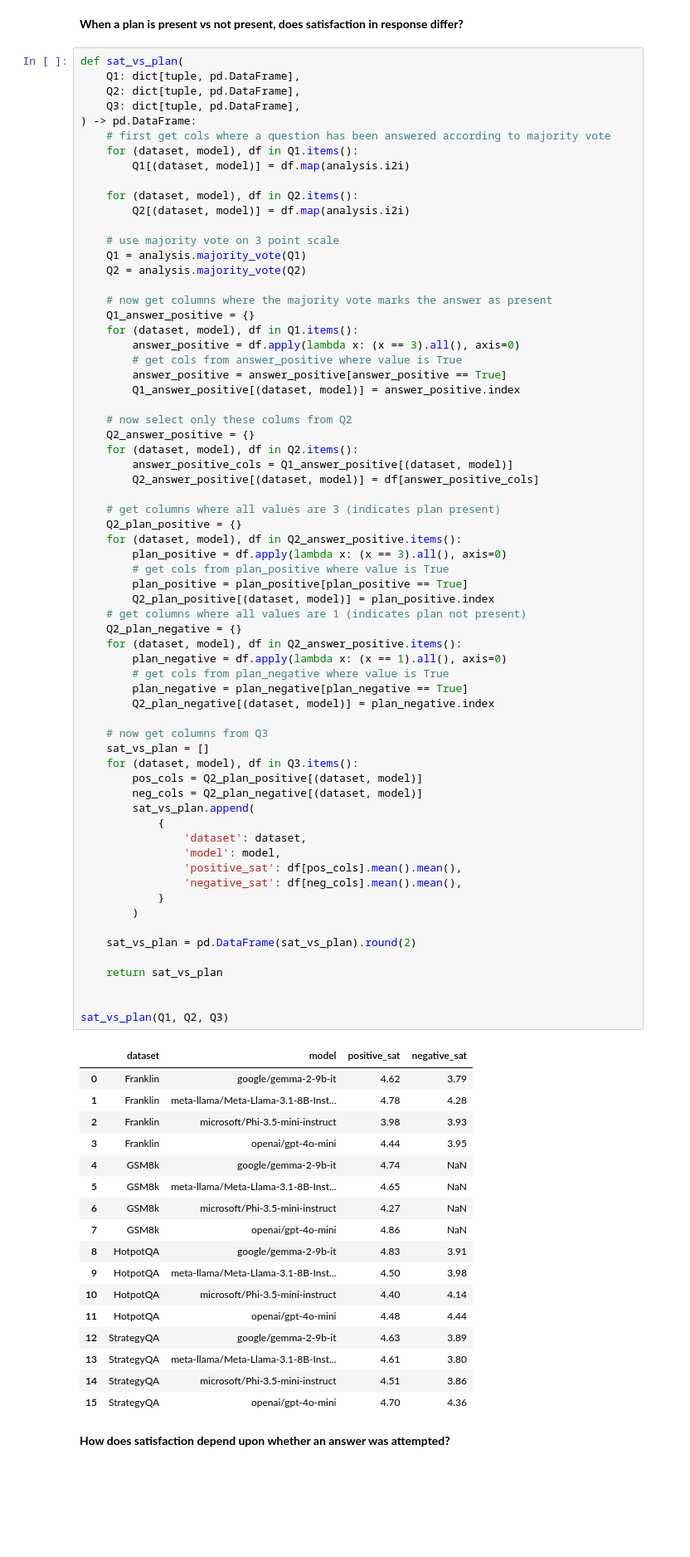
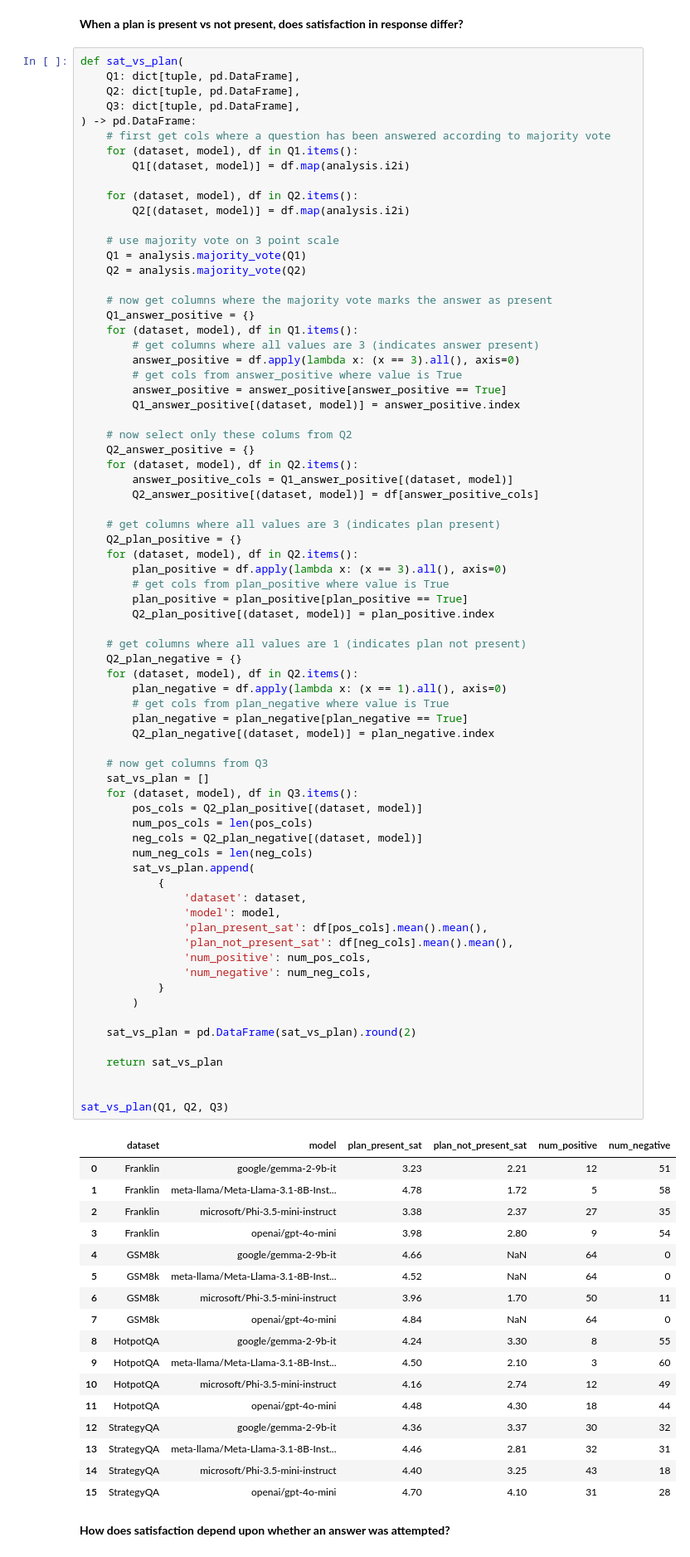
Before and after one commit to njf0/frank-llm, a Jupyter notebook: mini-project/studies/ask/results/results.ipynb, the cells around one changed output. Shown at 83% size. Drawn from its saved outputs; the diff is of its cells as text; blank space fills up the shorter version.

```diff
--- a/mini-project/studies/ask/results/results.ipynb
+++ b/mini-project/studies/ask/results/results.ipynb
@@ -321,6 +301,7 @@ def sat_vs_plan(
     # now get columns where the majority vote marks the answer as present
     Q1_answer_positive = {}
     for (dataset, model), df in Q1.items():
+        # get columns where all values are 3 (indicates answer present)
         answer_positive = df.apply(lambda x: (x == 3).all(), axis=0)
         # get cols from answer_positive where value is True
         answer_positive = answer_positive[answer_positive == True]
@@ -334,57 +315,62 @@ def sat_vs_plan(
 
     # get columns where all values are 3 (indicates plan present)
     Q2_plan_positive = {}
-    for (dataset, model), df in Q2_answer_positive.items():
+    for (dataset, model), df in Q2.items():
         plan_positive = df.apply(lambda x: (x == 3).all(), axis=0)
         # get cols from plan_positive where value is True
         plan_positive = plan_positive[plan_positive == True]
         Q2_plan_positive[(dataset, model)] = plan_positive.index
+
     # get columns where all values are 1 (indicates plan not present)
     Q2_plan_negative = {}
-    for (dataset, model), df in Q2_answer_positive.items():
+    for (dataset, model), df in Q2.items():
         plan_negative = df.apply(lambda x: (x == 1).all(), axis=0)
         # get cols from plan_negative where value is True
         plan_negative = plan_negative[plan_negative == True]
         Q2_plan_negative[(dataset, model)] = plan_negative.index
 
     # now get columns from Q3
     sat_vs_plan = []
     for (dataset, model), df in Q3.items():
         pos_cols = Q2_plan_positive[(dataset, model)]
+        num_pos_cols = len(pos_cols)
         neg_cols = Q2_plan_negative[(dataset, model)]
+        num_neg_cols = len(neg_cols)
         sat_vs_plan.append(
             {
                 'dataset': dataset,
                 'model': model,
-                'positive_sat': df[pos_cols].mean().mean(),
-                'negative_sat': df[neg_cols].mean().mean(),
+                'plan_present_sat': df[pos_cols].mean().mean(),
+                'plan_not_present_sat': df[neg_cols].mean().mean(),
+                'num_positive': num_pos_cols,
+                'num_negative': num_neg_cols,
             }
         )
 
     sat_vs_plan = pd.DataFrame(sat_vs_plan).round(2)
 
     return sat_vs_plan
 
 
 sat_vs_plan(Q1, Q2, Q3)
 # %% [output]
-|  | dataset | model | positive_sat | negative_sat |
-| 0 | Franklin | google/gemma-2-9b-it | 4.62 | 3.79 |
-| 1 | Franklin | meta-llama/Meta-Llama-3.1-8B-Inst... | 4.78 | 4.28 |
-| 2 | Franklin | microsoft/Phi-3.5-mini-instruct | 3.98 | 3.93 |
-| 3 | Franklin | openai/gpt-4o-mini | 4.44 | 3.95 |
-| 4 | GSM8k | google/gemma-2-9b-it | 4.74 | NaN |
-| 5 | GSM8k | meta-llama/Meta-Llama-3.1-8B-Inst... | 4.65 | NaN |
-| 6 | GSM8k | microsoft/Phi-3.5-mini-instruct | 4.27 | NaN |
-| 7 | GSM8k | openai/gpt-4o-mini | 4.86 | NaN |
-| 8 | HotpotQA | google/gemma-2-9b-it | 4.83 | 3.91 |
-| 9 | HotpotQA | meta-llama/Meta-Llama-3.1-8B-Inst... | 4.50 | 3.98 |
-| 10 | HotpotQA | microsoft/Phi-3.5-mini-instruct | 4.40 | 4.14 |
-| 11 | HotpotQA | openai/gpt-4o-mini | 4.48 | 4.44 |
-| 12 | StrategyQA | google/gemma-2-9b-it | 4.63 | 3.89 |
-| 13 | StrategyQA | meta-llama/Meta-Llama-3.1-8B-Inst... | 4.61 | 3.80 |
-| 14 | StrategyQA | microsoft/Phi-3.5-mini-instruct | 4.51 | 3.86 |
-| 15 | StrategyQA | openai/gpt-4o-mini | 4.70 | 4.36 |
+|  | dataset | model | plan_present_sat | plan_not_present_sat | num_positive | num_negative |
+| 0 | Franklin | google/gemma-2-9b-it | 3.23 | 2.21 | 12 | 51 |
+| 1 | Franklin | meta-llama/Meta-Llama-3.1-8B-Inst... | 4.78 | 1.72 | 5 | 58 |
+| 2 | Franklin | microsoft/Phi-3.5-mini-instruct | 3.38 | 2.37 | 27 | 35 |
+| 3 | Franklin | openai/gpt-4o-mini | 3.98 | 2.80 | 9 | 54 |
+| 4 | GSM8k | google/gemma-2-9b-it | 4.66 | NaN | 64 | 0 |
+| 5 | GSM8k | meta-llama/Meta-Llama-3.1-8B-Inst... | 4.52 | NaN | 64 | 0 |
+| 6 | GSM8k | microsoft/Phi-3.5-mini-instruct | 3.96 | 1.70 | 50 | 11 |
+| 7 | GSM8k | openai/gpt-4o-mini | 4.84 | NaN | 64 | 0 |
+| 8 | HotpotQA | google/gemma-2-9b-it | 4.24 | 3.30 | 8 | 55 |
+| 9 | HotpotQA | meta-llama/Meta-Llama-3.1-8B-Inst... | 4.50 | 2.10 | 3 | 60 |
+| 10 | HotpotQA | microsoft/Phi-3.5-mini-instruct | 4.16 | 2.74 | 12 | 49 |
+| 11 | HotpotQA | openai/gpt-4o-mini | 4.48 | 4.30 | 18 | 44 |
+| 12 | StrategyQA | google/gemma-2-9b-it | 4.36 | 3.37 | 30 | 32 |
+| 13 | StrategyQA | meta-llama/Meta-Llama-3.1-8B-Inst... | 4.46 | 2.81 | 32 | 31 |
+| 14 | StrategyQA | microsoft/Phi-3.5-mini-instruct | 4.40 | 3.25 | 43 | 18 |
+| 15 | StrategyQA | openai/gpt-4o-mini | 4.70 | 4.10 | 31 | 28 |
 # %% [markdown]
 **How does satisfaction depend upon whether an answer was attempted?**
 # %%
```
Also changed, not shown: parts of 5 cells of this notebook, 2 other files.
